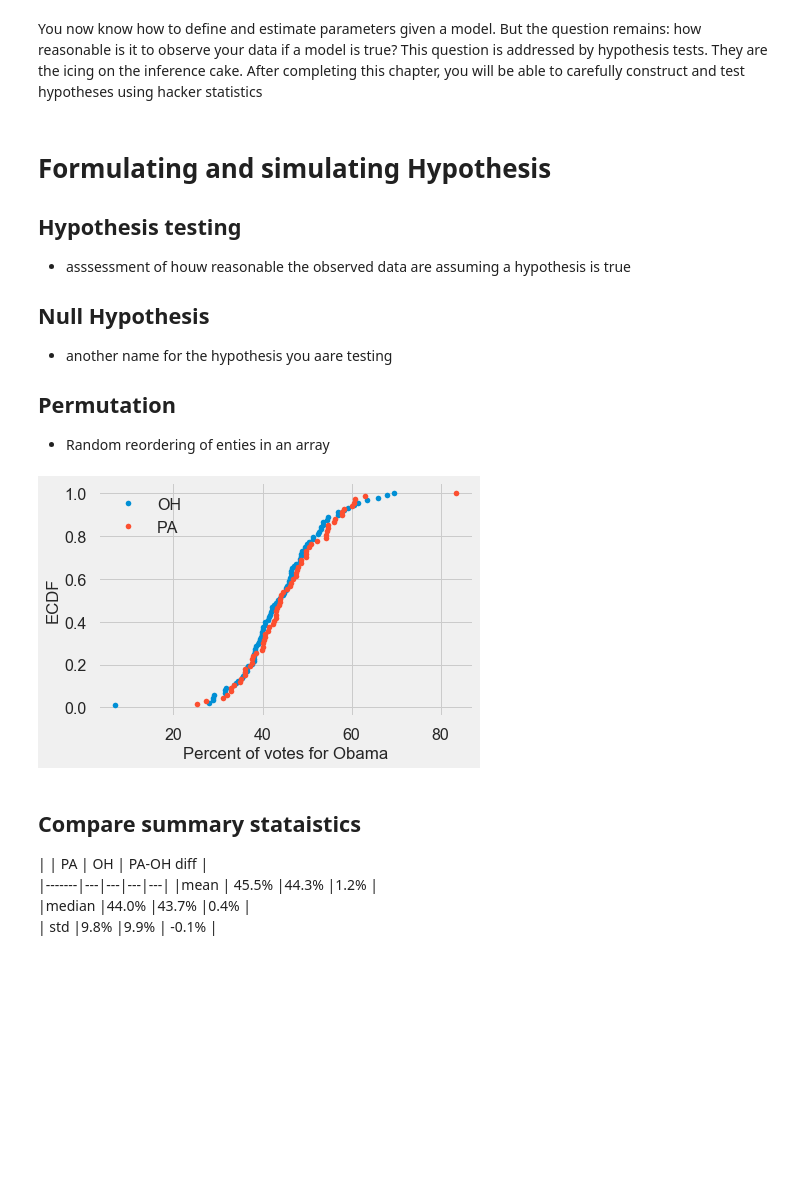
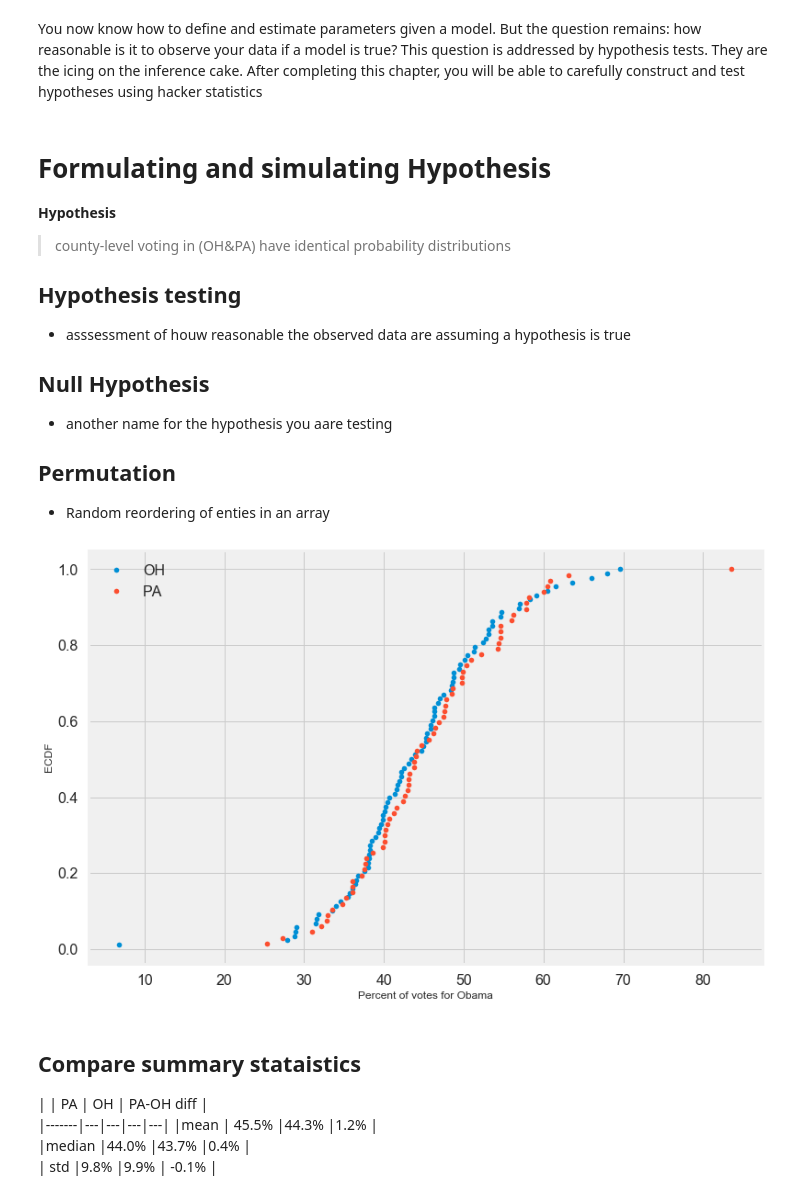
Before and after one commit to franksalas/datacamp, a Jupyter notebook: Statistical_Thinking_Python/07Introduction to hypothesis testing.ipynb, the cells around one changed output. Cells and saved outputs as stored; diff of their text form; code cells hidden in the pictures; blank space fills up the shorter version.

```diff
--- a/Statistical_Thinking_Python/07Introduction to hypothesis testing.ipynb
+++ b/Statistical_Thinking_Python/07Introduction to hypothesis testing.ipynb
@@ -18,6 +103,11 @@ fig, ax = plt.subplots(figsize=a4_dims)
 You now know how to define and estimate parameters given a model. But the question remains: how reasonable is it to observe your data if a model is true? This question is addressed by hypothesis tests. They are the icing on the inference cake. After completing this chapter, you will be able to carefully construct and test hypotheses using hacker statistics
 # %% [markdown]
 # Formulating and simulating Hypothesis
+
+
+**Hypothesis**
+> county-level voting in (OH&PA) have identical probability distributions
+
 
 ## Hypothesis testing
 - asssessment of houw reasonable the observed data are assuming a  hypothesis is true
@@ -47,18 +126,19 @@ def ecdf(data):
 x_oh,y_oh = ecdf(dem_share_OH)
 x_pa,y_pa = ecdf(dem_share_PA)
 # %%
+fig, ax = plt.subplots(figsize=a4_dims)
 x_oh,y_oh = ecdf(dem_share_OH)
 x_pa,y_pa = ecdf(dem_share_PA)
 
 
 _ = plt.plot(x_oh, y_oh,marker='.', linestyle='none')
 _ = plt.plot(x_pa, y_pa, marker='.', linestyle='none')
 _ = plt.xlabel('Percent of votes for Obama')
 _ = plt.legend(["OH", "PA"])
 _ = plt.ylabel('ECDF')
 plt.show()
 # %% [output]
-[figure, old version]
+[figure, new version]
 # %% [markdown]
 ## Compare summary stataistics
 
```
Also changed, not shown: parts of 53 cells of this notebook, 7 other files.
